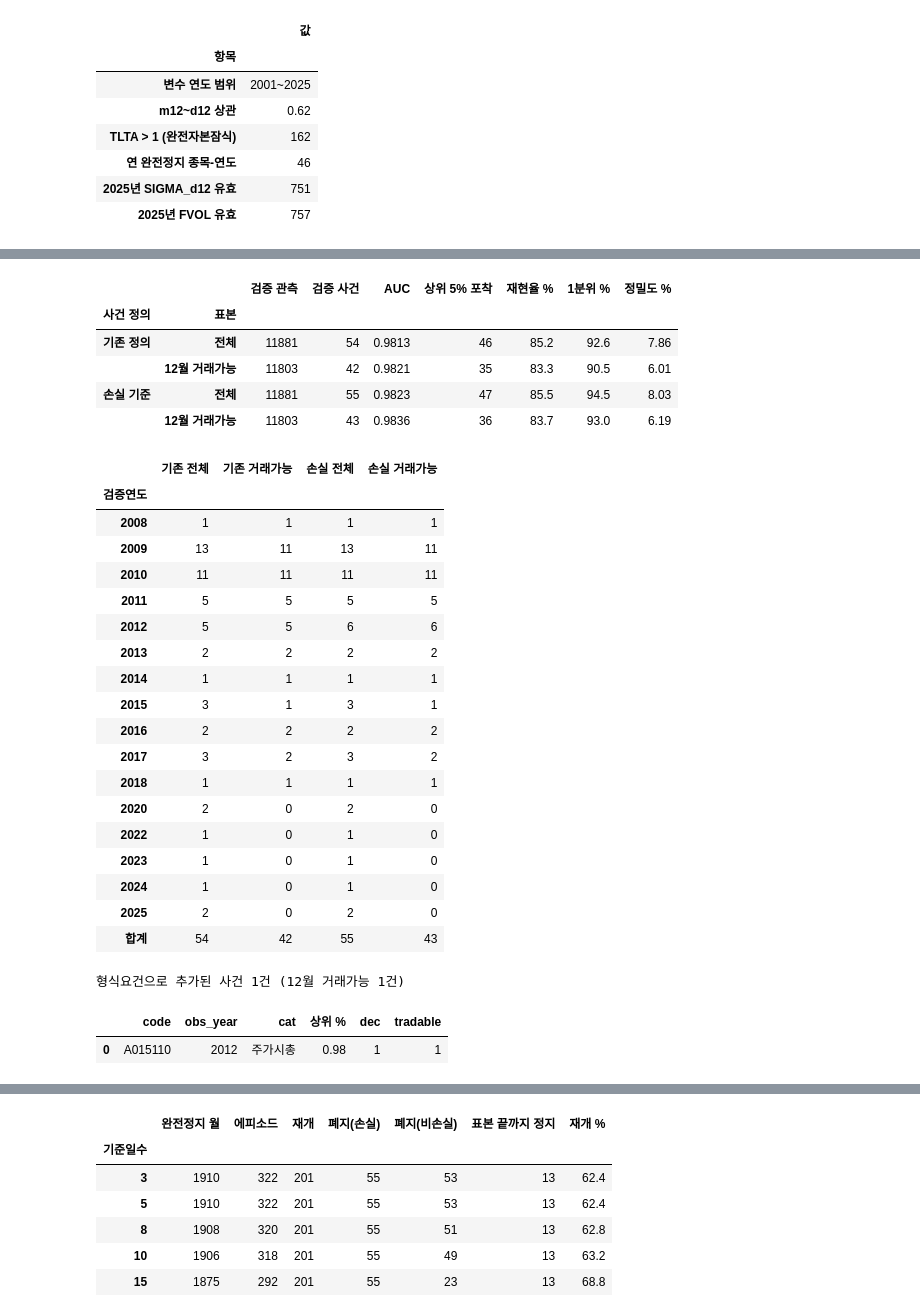
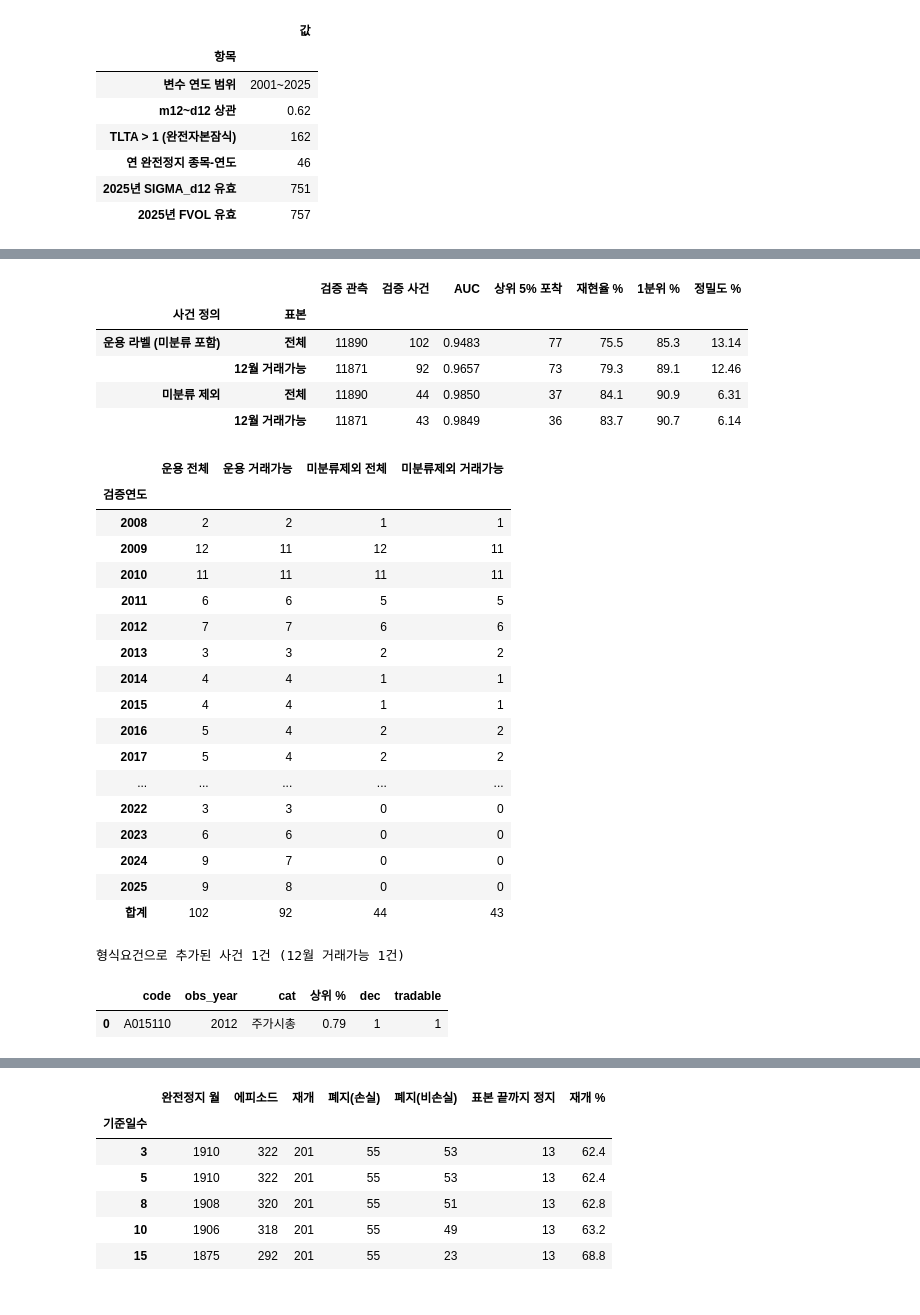
Before and after one commit to Seanjeon0220/project, a Jupyter notebook: quant/fVoL/kospi/delisted_운용.ipynb, the cells around one changed output, grey strips where cells are left out. Saved outputs shown, nothing was run; the diff lists cells and outputs as text; code cells hidden in the pictures.

```diff
--- a/quant/fVoL/kospi/delisted_운용.ipynb
+++ b/quant/fVoL/kospi/delisted_운용.ipynb
@@ -49,6 +49,11 @@ RULES = [
     ('자진',     r'자진|신청에\s*의한|상장폐지\s*신청',       '비부실'),
 ]
 BAD_CAT = {k: b for k, _, b in RULES}
+
+LABEL = '운용'
+NO_LOSS_CATS = ['합병', '자진']
+UNCLASSIFIED_IS_LOSS = False
+LOSS_OVERRIDE = ['A950010', 'A117930', 'A102280']
 
 
 def classify(s):
@@ -145,6 +150,10 @@ def load_all(path=XLSX):
     dl['cat'] = dl['reason'].fillna('').map(classify)
     dl['is_bad'] = dl['cat'].map(BAD_CAT).eq('부실').astype(int)
     dl['excl'] = dl['cat'].eq('미분류').astype(int)
+    dl['is_loss'] = (~dl['cat'].isin(NO_LOSS_CATS)).astype(int)
+    if not UNCLASSIFIED_IS_LOSS:
+        dl.loc[dl['cat'] == '미분류', 'is_loss'] = 0
+    dl.loc[dl['code'].isin(LOSS_OVERRIDE), 'is_loss'] = 1
     print(f'market/gd/delisted  {time.time() - t:.0f}초')
 
     print(f'합계 {time.time() - t0:.0f}초')
@@ -168,8 +177,15 @@ ov = pd.DataFrame({
 display(ov)
 
 cnt = (delisted.groupby('cat')
-       .agg(종목=('code', 'size'), 부실=('is_bad', 'sum'))
+       .agg(종목=('code', 'size'), 학술_부실=('is_bad', 'sum'),
+            운용_손실=('is_loss', 'sum'))
        .sort_values('종목', ascending=False))
 cnt.index.name = '사유'
+cnt.loc['합계'] = cnt.sum()
 display(cnt)
+print(f'라벨 {LABEL}  |  비손실 {NO_LOSS_CATS}  |  미분류를 손실로 {UNCLASSIFIED_IS_LOSS}')
+unc = delisted[delisted['cat'] == '미분류']
+ul = unc[unc['is_loss'] == 1]
+print(f'미분류 {len(unc)}건  →  손실 {len(ul)}건 '
+      f'({", ".join(sorted(ul["name"]))})  /  비손실 {len(unc) - len(ul)}건')
 # %% [output]
@@ -1052,65 +1132,64 @@ oos6b = walk(base2, M6)
 o6b = restrict(oos6b)
 
 rows = []
-for lab, r in [('기존 정의', oos6), ('손실 기준', oos6b)]:
+for lab, r in [('운용 라벨 (미분류 포함)', oos6), ('미분류 제외', oos6b)]:
     for scope, s in [('전체', r), ('12월 거래가능', restrict(r))]:
         ev = s[s['y'] == 1]
         alert = s[s['rk'] <= CUT]
         rows.append({'사건 정의': lab, '표본': scope, '검증 관측': len(s),
                      '검증 사건': int(s['y'].sum()),
                      'AUC': round(roc_auc_score(s['y'], s['ph']), 4),
                      f'상위 {CUT:.0%} 포착': int((ev['rk'] <= CUT).sum()),
                      '재현율 %': round((ev['rk'] <= CUT).mean() * 100, 1),
                      '1분위 %': round((ev['dec'] == 1).mean() * 100, 1),
                      '정밀도 %': round((ev['rk'] <= CUT).sum() / len(alert) * 100, 2)})
 display(pd.DataFrame(rows).set_index(['사건 정의', '표본']))
 
 yr = pd.DataFrame({
-    '기존 전체': oos6[oos6['y'] == 1].groupby('obs_year').size(),
-    '기존 거래가능': restrict(oos6).query('y == 1').groupby('obs_year').size(),
-    '손실 전체': oos6b[oos6b['y'] == 1].groupby('obs_year').size(),
-    '손실 거래가능': o6b[o6b['y'] == 1].groupby('obs_year').size()}).fillna(0).astype(int)
+    '운용 전체': oos6[oos6['y'] == 1].groupby('obs_year').size(),
+    '운용 거래가능': restrict(oos6).query('y == 1').groupby('obs_year').size(),
+    '미분류제외 전체': oos6b[oos6b['y'] == 1].groupby('obs_year').size(),
+    '미분류제외 거래가능': o6b[o6b['y'] == 1].groupby('obs_year').size()}).fillna(0).astype(int)
 yr.loc['합계'] = yr.sum()
 yr.index.name = '검증연도'
 display(yr)
 
 add = oos6b[(oos6b['y'] == 1)].merge(dmap[['code', 'cat']], on='code', how='left')
 add = add[add['cat'].isin(['주가시총', '유동성'])]
 addt = add.merge(trad[['code', 'obs_year', 'tradable']], on=['code', 'obs_year'], how='left')
 addt['tradable'] = addt['tradable'].fillna(0).astype(int)
 addt['상위 %'] = (addt['rk'] * 100).round(2)
 print(f'형식요건으로 추가된 사건 {len(addt)}건 (12월 거래가능 {int(addt["tradable"].sum())}건)')
 display(addt[['code', 'obs_year', 'cat', '상위 %', 'dec', 'tradable']]
         .sort_values('obs_year').reset_index(drop=True))
 # %% [output]
 |  |  | 검증 관측 | 검증 사건 | AUC | 상위 5% 포착 | 재현율 % | 1분위 % | 정밀도 % |
 | 사건 정의 | 표본 |  |  |  |  |  |  |  |
-| 기존 정의 | 전체 | 11881 | 54 | 0.9813 | 46 | 85.2 | 92.6 | 7.86 |
-|  | 12월 거래가능 | 11803 | 42 | 0.9821 | 35 | 83.3 | 90.5 | 6.01 |
-| 손실 기준 | 전체 | 11881 | 55 | 0.9823 | 47 | 85.5 | 94.5 | 8.03 |
-|  | 12월 거래가능 | 11803 | 43 | 0.9836 | 36 | 83.7 | 93.0 | 6.19 |
+| 운용 라벨 (미분류 포함) | 전체 | 11890 | 102 | 0.9483 | 77 | 75.5 | 85.3 | 13.14 |
+|  | 12월 거래가능 | 11871 | 92 | 0.9657 | 73 | 79.3 | 89.1 | 12.46 |
+| 미분류 제외 | 전체 | 11890 | 44 | 0.9850 | 37 | 84.1 | 90.9 | 6.31 |
+|  | 12월 거래가능 | 11871 | 43 | 0.9849 | 36 | 83.7 | 90.7 | 6.14 |
-|  | 기존 전체 | 기존 거래가능 | 손실 전체 | 손실 거래가능 |
+|  | 운용 전체 | 운용 거래가능 | 미분류제외 전체 | 미분류제외 거래가능 |
 | 검증연도 |  |  |  |  |
-| 2008 | 1 | 1 | 1 | 1 |
-| 2009 | 13 | 11 | 13 | 11 |
+| 2008 | 2 | 2 | 1 | 1 |
+| 2009 | 12 | 11 | 12 | 11 |
 | 2010 | 11 | 11 | 11 | 11 |
-| 2011 | 5 | 5 | 5 | 5 |
-| 2012 | 5 | 5 | 6 | 6 |
-| 2013 | 2 | 2 | 2 | 2 |
-| 2014 | 1 | 1 | 1 | 1 |
-| 2015 | 3 | 1 | 3 | 1 |
-| 2016 | 2 | 2 | 2 | 2 |
-| 2017 | 3 | 2 | 3 | 2 |
-| 2018 | 1 | 1 | 1 | 1 |
-| 2020 | 2 | 0 | 2 | 0 |
-| 2022 | 1 | 0 | 1 | 0 |
-| 2023 | 1 | 0 | 1 | 0 |
-| 2024 | 1 | 0 | 1 | 0 |
-| 2025 | 2 | 0 | 2 | 0 |
-| 합계 | 54 | 42 | 55 | 43 |
+| 2011 | 6 | 6 | 5 | 5 |
+| 2012 | 7 | 7 | 6 | 6 |
+| 2013 | 3 | 3 | 2 | 2 |
+| 2014 | 4 | 4 | 1 | 1 |
+| 2015 | 4 | 4 | 1 | 1 |
+| 2016 | 5 | 4 | 2 | 2 |
+| 2017 | 5 | 4 | 2 | 2 |
+| ... | ... | ... | ... | ... |
+| 2022 | 3 | 3 | 0 | 0 |
+| 2023 | 6 | 6 | 0 | 0 |
+| 2024 | 9 | 7 | 0 | 0 |
+| 2025 | 9 | 8 | 0 | 0 |
+| 합계 | 102 | 92 | 44 | 43 |
 형식요건으로 추가된 사건 1건 (12월 거래가능 1건)
 |  | code | obs_year | cat | 상위 % | dec | tradable |
-| 0 | A015110 | 2012 | 주가시총 | 0.98 | 1 | 1 |
+| 0 | A015110 | 2012 | 주가시총 | 0.79 | 1 | 1 |
 # %%
 # 9
 
```
Also changed, not shown: parts of 11 cells of this notebook, 2 other files.
